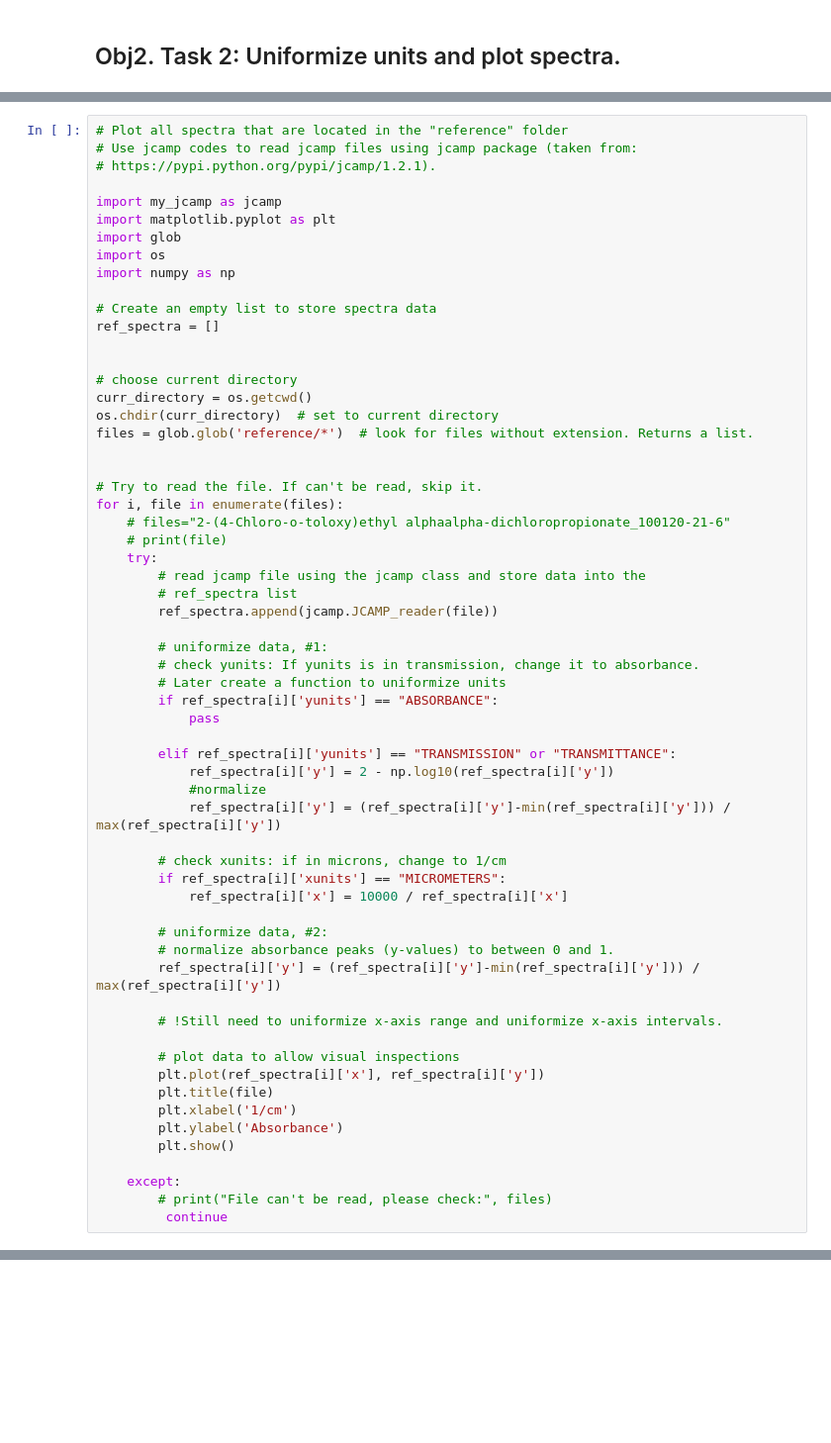
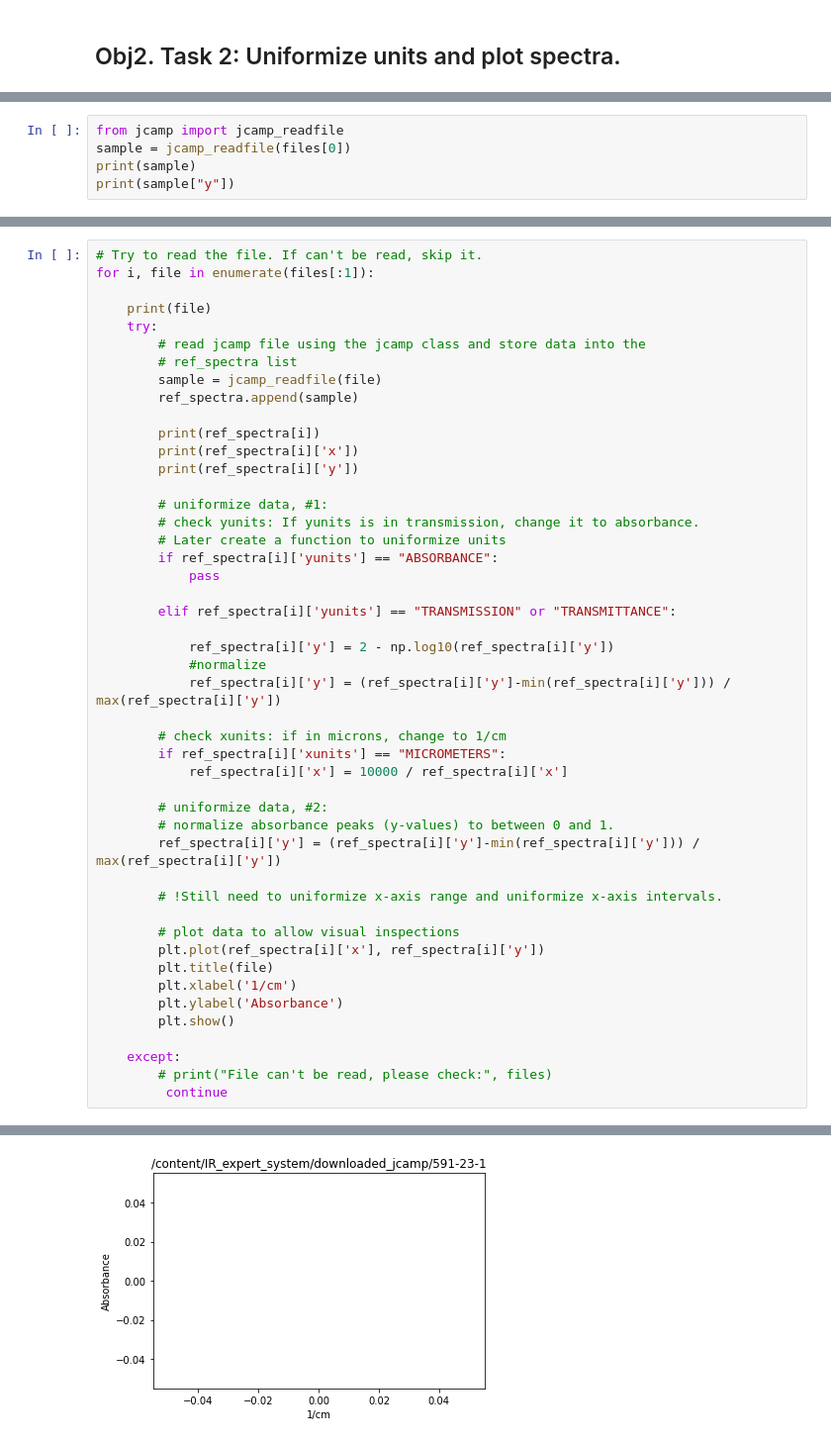
Before and after one commit to Lamblador/IR_expert_system, a Jupyter notebook: Koshelev_IR_expert_system.ipynb, the cells around one changed output, grey strips where cells are left out. Shown: that part at 99% size. Cells and saved outputs as stored; diff of their text form; blank space fills up the shorter version.

```diff
--- a/Koshelev_IR_expert_system.ipynb
+++ b/Koshelev_IR_expert_system.ipynb
@@ -828,0 +865,5 @@ nist_ir_spectra_list.set_index('CAS').join(nist_ir_spectra_df.set_index('CAS'))
+# %%
+from jcamp import jcamp_readfile
+sample = jcamp_readfile(files[0])
+print(sample)
+print(sample["y"])
@@ -829,32 +874,17 @@ nist_ir_spectra_list.set_index('CAS').join(nist_ir_spectra_df.set_index('CAS'))
 # %%
-# Plot all spectra that are located in the "reference" folder
-# Use jcamp codes to read jcamp files using jcamp package (taken from:
-# https://pypi.python.org/pypi/jcamp/1.2.1).
+# Try to read the file. If can't be read, skip it.
+for i, file in enumerate(files[:1]):
 
-import my_jcamp as jcamp
-import matplotlib.pyplot as plt
-import glob
-import os
-import numpy as np
-
-# Create an empty list to store spectra data
-ref_spectra = []
-
-
-# choose current directory
-curr_directory = os.getcwd()
-os.chdir(curr_directory)  # set to current directory
-files = glob.glob('reference/*')  # look for files without extension. Returns a list.
-
-
-# Try to read the file. If can't be read, skip it.
-for i, file in enumerate(files):
-    # files="2-(4-Chloro-o-toloxy)ethyl alphaalpha-dichloropropionate_100120-21-6"
-    # print(file)
+    print(file)
     try:
         # read jcamp file using the jcamp class and store data into the
         # ref_spectra list
-        ref_spectra.append(jcamp.JCAMP_reader(file))
+        sample = jcamp_readfile(file)
+        ref_spectra.append(sample)
+
+        print(ref_spectra[i])
+        print(ref_spectra[i]['x'])
+        print(ref_spectra[i]['y'])
 
         # uniformize data, #1:
         # check yunits: If yunits is in transmission, change it to absorbance.
@@ -863,6 +893,7 @@ for i, file in enumerate(files):
             pass
 
         elif ref_spectra[i]['yunits'] == "TRANSMISSION" or "TRANSMITTANCE":
+
             ref_spectra[i]['y'] = 2 - np.log10(ref_spectra[i]['y'])
             #normalize
             ref_spectra[i]['y'] = (ref_spectra[i]['y']-min(ref_spectra[i]['y'])) / max(ref_spectra[i]['y'])
@@ -891,0 +928 @@ ModuleNotFoundError: ignored
+[figure, added]
```
Also changed, not shown: parts of 5 cells of this notebook.
